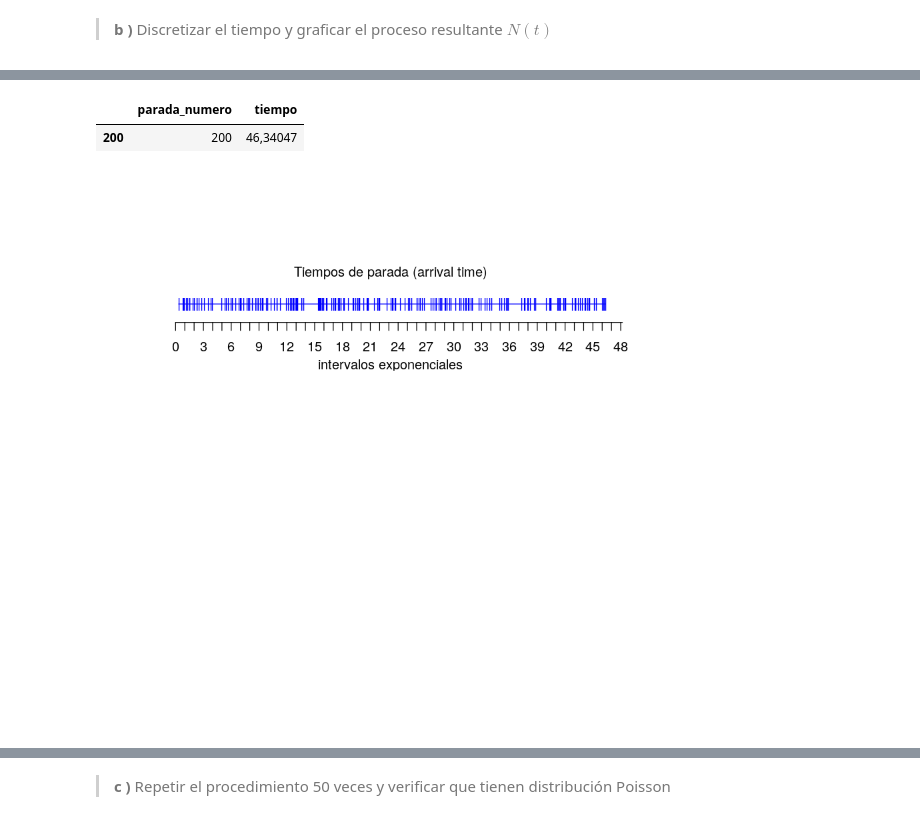
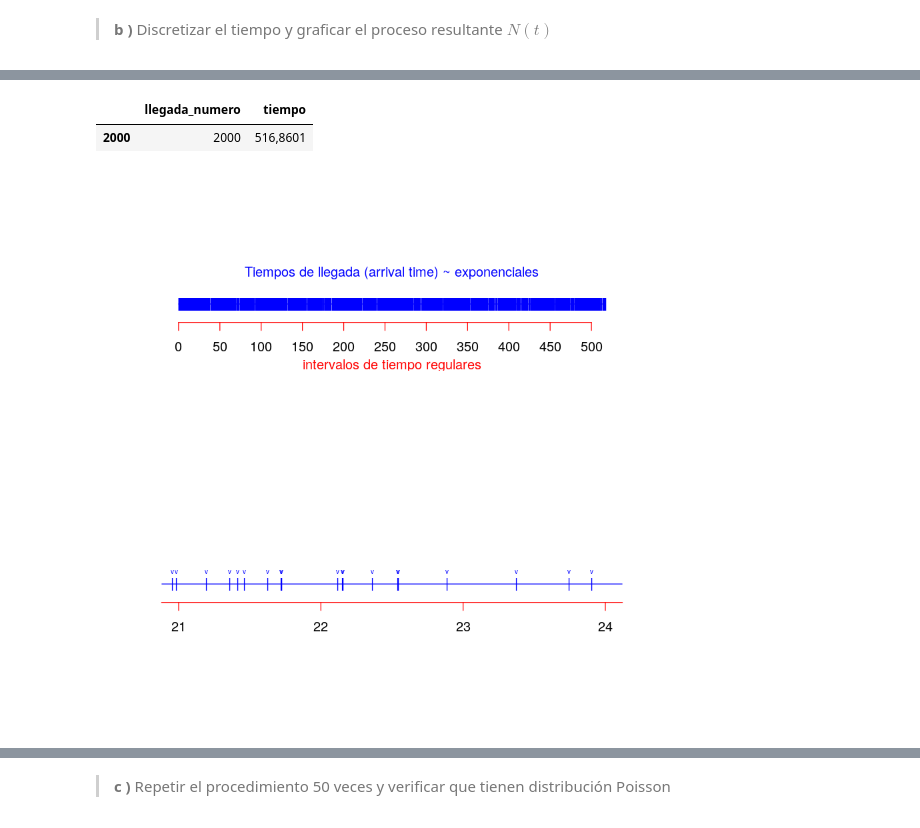
Before and after one commit to LecJackS/Probabilidades-y-Estadistica-2019-2doC, a Jupyter notebook: TP 2.ipynb, the cells around one changed output, grey strips where cells are left out. Drawn from its saved outputs; the diff is of its cells as text; code cells hidden in the pictures.

```diff
--- a/TP 2.ipynb
+++ b/TP 2.ipynb
@@ -216,7 +216,7 @@ https://www.youtube.com/embed/jsqSScywvMc?start=557
 >
 > $i \in [1, 200]$
 # %%
-cant <- 200
+cant <- 2000
 lambda <- 4
 exponenciales <- rexp(cant, lambda)
 head(exponenciales)
@@ -237,17 +237,14 @@ obtenerExponenciales <- function(cant){
       t[i] <- sum(exponenciales[1:i])
     }
 
-    tiempos_de_parada <- data.frame(
-        parada_numero = seq(1, cant, 1),
+    tiempos_de_llegada <- data.frame(
+        llegada_numero = seq(1, cant, 1),
         tiempo = t
     )
-    return(tiempos_de_parada)
+    return(tiempos_de_llegada)
 }
-# tiempos_de_parada <- data.frame(
-#     parada_numero = seq(1, cant, 1),
-#     tiempo = obtenerExponenciales(cant)
-# )
-tiempos_de_parada <- obtenerExponenciales(cant)
-head(tiempos_de_parada)
-tail(tiempos_de_parada)
+
+tiempos_de_llegada <- obtenerExponenciales(cant)
+head(tiempos_de_llegada)
+tail(tiempos_de_llegada)
 # %% [output]
@@ -268,6 +265,6 @@ tail(tiempos_de_parada)
 # %%
 # Último evento
-tail(tiempos_de_parada, n=1)
+tail(tiempos_de_llegada, n=1)
 # %% [output]
-|  | parada_numero | tiempo |
-| 200 | 200 | 46,34047 |
+|  | llegada_numero | tiempo |
+| 2000 | 2000 | 516,8601 |
@@ -276,15 +271,33 @@ tail(tiempos_de_parada, n=1)
 # %%
 par(mfrow=c(2,1))
 
-t <- tiempos_de_parada$tiempo
+t <- tiempos_de_llegada$tiempo
 
 plot(t, rep(0, length(t)), type = 'o', pch = '|',
      ylab = '', xlab='t (segundos)',
      xaxt='n', col='blue',
      yaxt='n', ann=FALSE, bty='n')
-axis(side=1, pos=c(-0.3, 0), at=seq(0, tail(t, n=1)+5, 1))
+
+axis(side=1, pos=c(-0.3, 0), at=seq(0, tail(t, n=1)+5, 50), col=c('red'))
 text(x=tail(t, n=1)/2, y=c(1/2, -1),
-     labels=c('Tiempos de parada (arrival time)',
-              'intervalos exponenciales'))
+     labels=c('Tiempos de llegada (arrival time) ~ exponenciales',
+              'intervalos de tiempo regulares'), col=c('blue', 'red'))
+
+# Zooming in
+plot(t, rep(0, length(t)), type = 'o', pch = '|', xlim=c(21,24),
+     ylab = '', xlab='t (segundos)',
+     xaxt='n', col='blue',
+     yaxt='n', ann=FALSE, bty='n')
+# Flechitas
+points(t, rep(0.2, length(t)),
+       pch = 'v', cex=0.5,
+       xlim=c(21,24),
+       col=c('blue'))
+
+axis(side=1, pos=c(-0.3, 0), at=seq(0, tail(t, n=1)+5, 1), col=c('red'))
+
+text(x=tail(t, n=1)/2, y=c(1/2, -1),
+     labels=c('Tiempos de llegada (arrival time) ~ exponenciales',
+              'intervalos de tiempo regulares'), col=c('blue', 'red'))
 # %% [output]
-[figure, old version]
+[figure, new version]
```
Also changed, not shown: parts of 30 cells of this notebook.
